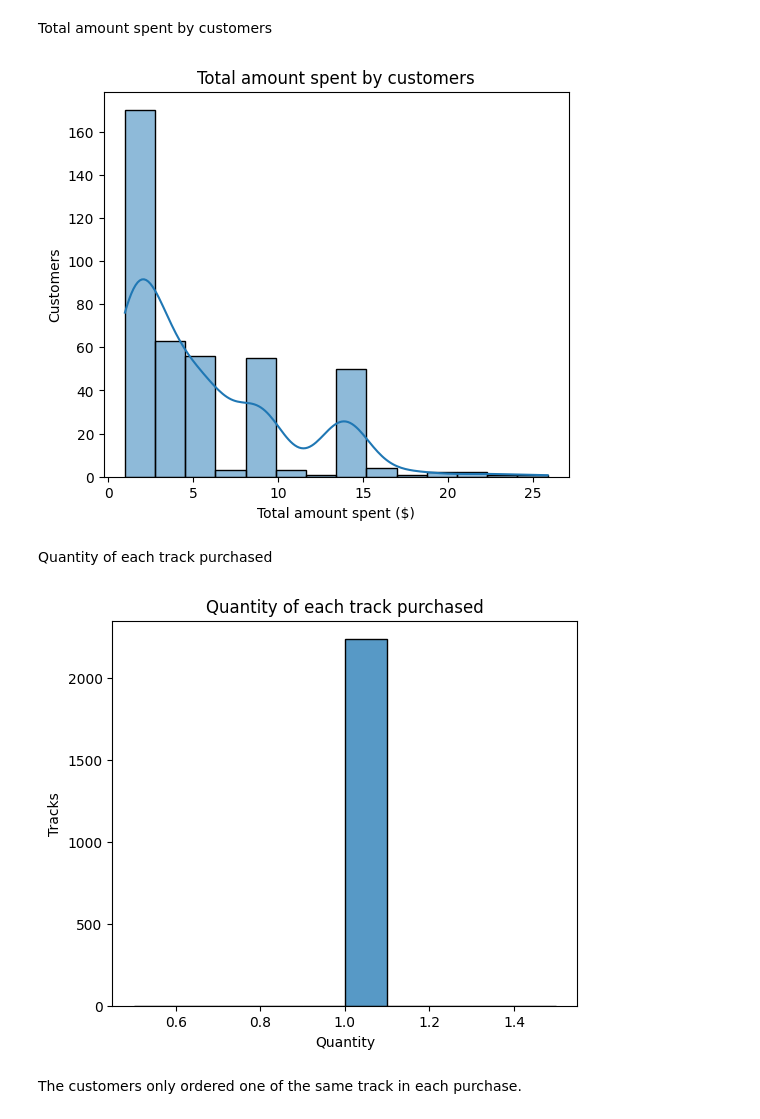
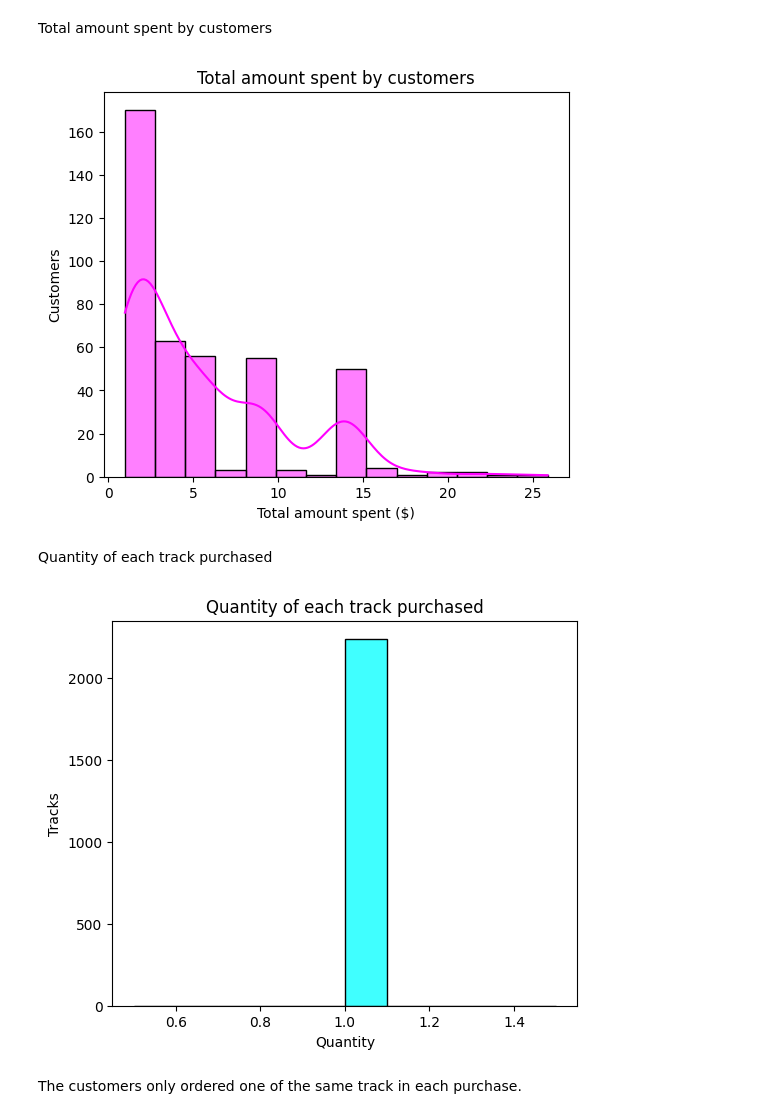
Before and after one commit to Neghfa/chinook_analysis, a Jupyter notebook: notebooks/Chinook Analysis.ipynb, the cells around one changed output. Cells and saved outputs as stored; diff of their text form; code cells hidden in the pictures.

```diff
--- a/notebooks/Chinook Analysis.ipynb
+++ b/notebooks/Chinook Analysis.ipynb
@@ -93,26 +93,26 @@ None
 Total amount spent by customers
 # %%
 plt.figure(figsize=(6,5))
-sns.histplot(invoice['Total'], kde=True)
+sns.histplot(invoice['Total'], kde=True, color='fuchsia')
 plt.xlabel("Total amount spent ($)")
 plt.ylabel("Customers")
 plt.title("Total amount spent by customers")
 
 plt.show()
 # %% [output]
-[figure, old version]
+[figure, new version]
 # %% [markdown]
 Quantity of each track purchased
 # %%
 plt.figure(figsize=(6,5))
-sns.histplot(invoiceLine['Quantity'], bins=10)
+sns.histplot(invoiceLine['Quantity'], bins=10, color='cyan')
 plt.xlabel("Quantity")
 plt.ylabel("Tracks")
 plt.title("Quantity of each track purchased")
 
 plt.show()
 # %% [output]
-[figure, old version]
+[figure, new version]
 # %% [markdown]
 The customers only ordered one of the same track in each purchase.
 # %% [markdown]
```
Also changed, not shown: parts of 10 cells of this notebook.
